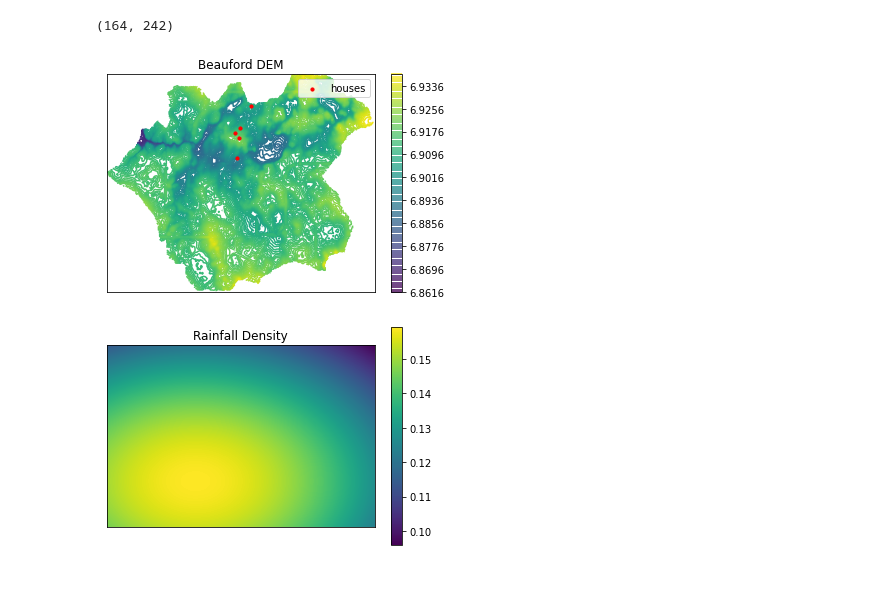
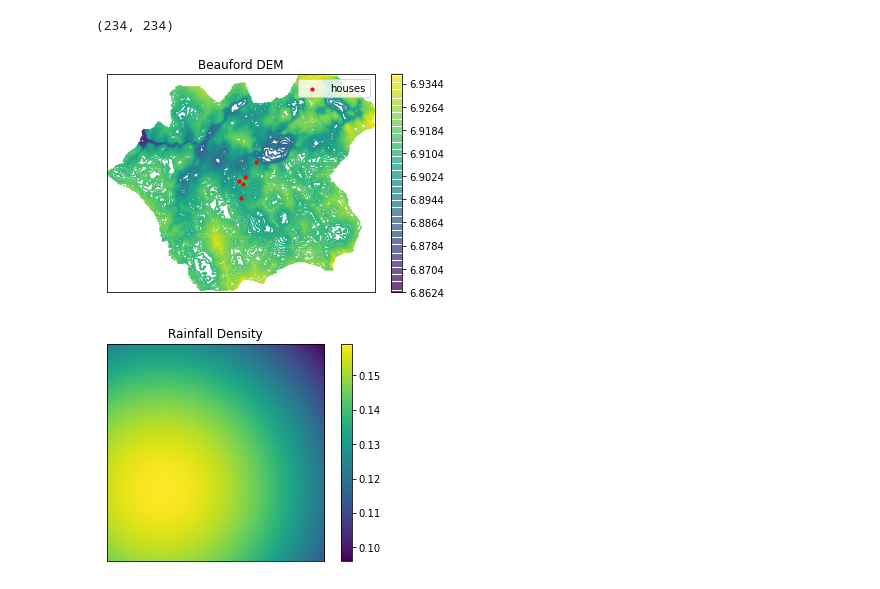
Before and after one commit to leo-ware/waterflow, a Jupyter notebook: run.ipynb, the cells around one changed output. Saved outputs shown, nothing was run; the diff lists cells and outputs as text; code cells hidden in the pictures.

```diff
--- a/run.ipynb
+++ b/run.ipynb
@@ -8,11 +11,11 @@ with np.load(path) as data:
     dem = data['beauford']
 
 # downsample and remove negative values
-dem = dem[::10, ::10]
+dem = dem[::7, ::10][:, :234]
 dem = np.where(dem < 0, 0, dem)
 dem.shape
 # %% [output]
-(164, 242)
+(234, 234)
 # %%
 houses_x = np.array([117, 119, 120, 115, 130])
 houses_y = np.array([100, 115, 123, 119, 139])
@@ -26,19 +29,20 @@ plt.xticks([])
 plt.yticks([])
 plt.savefig("imgs/beauford_dem.png")
 # %% [output]
-[figure, old version]
+[figure, new version]
 # %%
-x = np.linspace(0, 1, dem.shape[0])
-y = np.linspace(0, 1, dem.shape[1])
+x = np.linspace(0, 1, dem.shape[1])
+y = np.linspace(0, 1, dem.shape[0])
 xm, ym = np.meshgrid(x, y)
 pos = np.dstack((xm, ym))
 rv = stats.multivariate_normal([0.25, 0.33], np.eye(2))
-vals = rv.pdf(pos)
-plt.imshow(np.flip(vals.T, axis=0))
+rain = rv.pdf(pos)
+
+plt.imshow(np.flip(rain, axis=0))
 plt.colorbar()
 plt.xticks([])
 plt.yticks([])
 plt.title("Rainfall Density")
 plt.savefig("imgs/rainfall_density.png")
 # %% [output]
-[figure, old version]
+[figure, new version]
```
Also changed, not shown: parts of 3 cells of this notebook, 5 other files.
